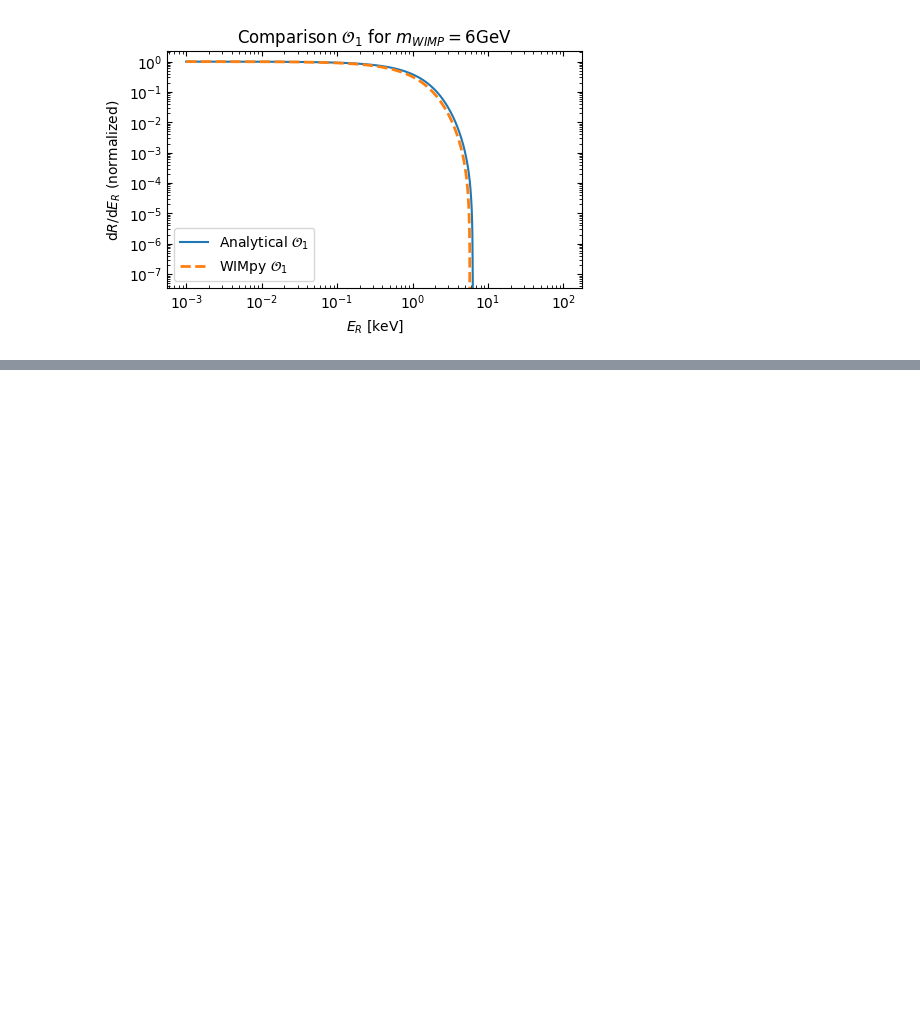
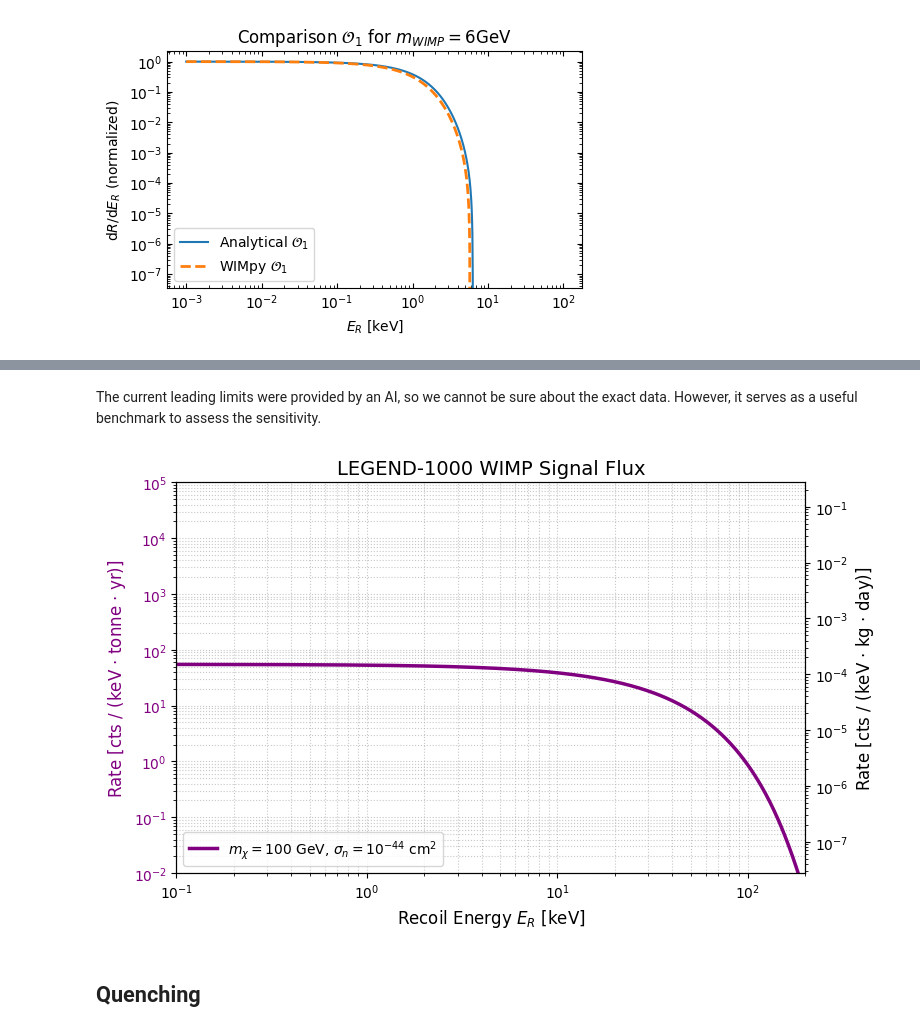
Before and after one commit to tiagocamison/WIMP-LEGEND, a Jupyter notebook: WIMP_O1_spectrum.ipynb, the cells around one changed output, grey strips where cells are left out. Saved outputs shown, nothing was run; the diff lists cells and outputs as text; code cells hidden in the pictures; blank space fills up the shorter version.

```diff
--- a/WIMP_O1_spectrum.ipynb
+++ b/WIMP_O1_spectrum.ipynb
@@ -325,0 +426,78 @@ fig.tight_layout()
+# %% [markdown]
+The current leading limits were provided by an AI, so we cannot be sure about the exact data. However, it serves as a useful benchmark to assess the sensitivity.
+# %%
+import numpy as np
+import matplotlib.pyplot as plt
+
+# --- Physical Constants ---
+c_light = 2.9979e10     # Speed of light in cm/s
+N_A = 6.022e26          # Avogadro's number for 1 kg of mass
+m_p = 0.938             # Proton mass in GeV
+A_Ge = 76.0             # Mass number of Germanium-76
+m_N = A_Ge * 0.9315     # Nuclear mass in GeV
+rho_chi = 0.3           # Dark matter density in GeV/cm^3
+
+# --- Benchmark WIMP ---
+m_chi = 100.0           # GeV
+sigma_n = 1e-44         # cm^2
+
+# Reduced masses
+mu_n = (m_chi * m_p) / (m_chi + m_p)
+mu_N = (m_chi * m_N) / (m_chi + m_N)
+
+# --- Compute Physical Rate ---
+rate_constant = (N_A / A_Ge) * (rho_chi * c_light / m_chi) * \
+                (sigma_n * A_Ge**2 * m_N / (2.0 * mu_n**2))
+
+# Conversions
+GeV_to_keV = 1e-6
+sec_to_days = 86400
+days_to_years = 365.25
+kg_to_tonnes = 1000
+
+# Convert to counts / (keV * kg * day)
+scale_kg_day = rate_constant * GeV_to_keV * sec_to_days
+# Convert to counts / (keV * tonne * yr)
+scale_t_yr = scale_kg_day * days_to_years * kg_to_tonnes
+
+E_keV = np.logspace(-1, 2.3, 500) # 0.1 to 200 keV
+E_GeV = E_keV * 1e-6
+
+v_min = np.sqrt(m_N * E_GeV / (2.0 * mu_N**2))
+
+eta_sun = make_eta(speed_f_boosted(v0, vesc, v_E), vesc + v_E)
+F2 = F2_SI_Ge76(E_keV)
+
+# Calculate Fluxes
+flux_kg_day = scale_kg_day * eta_sun(v_min) * F2
+flux_t_yr   = scale_t_yr * eta_sun(v_min) * F2
+
+# --- Plotting ---
+fig, ax1 = plt.subplots(figsize=(8, 5))
+
+ax1.plot(E_keV, flux_t_yr, 'purple', lw=2.5, label=f'$m_\chi = 100$ GeV, $\sigma_n = 10^{{-44}}$ cm$^2$')
+ax1.set_xlabel(r'Recoil Energy $E_R$ [keV]', fontsize=12)
+ax1.set_ylabel(r'Rate [cts / (keV $\cdot$ tonne $\cdot$ yr)]', fontsize=12, color='purple')
+ax1.tick_params(axis='y', labelcolor='purple')
+ax1.set_xscale('log')
+ax1.set_yscale('log')
+ax1.set_xlim(0.1, 200)
+ax1.set_ylim(1e-2, 1e5)
+ax1.grid(True, which='both', linestyle=':', alpha=0.7)
+
+# Create a second y-axis for standard kg/day units
+ax2 = ax1.twinx()
+ax2.plot(E_keV, flux_kg_day, alpha=0) # Invisible plot just to set the axis
+ax2.set_ylabel(r'Rate [cts / (keV $\cdot$ kg $\cdot$ day)]', fontsize=12)
+ax2.set_yscale('log')
+# Align the limits using the conversion factor
+ax2.set_ylim(1e-2 / (kg_to_tonnes * days_to_years), 1e5 / (kg_to_tonnes * days_to_years))
+
+plt.title('LEGEND-1000 WIMP Signal Flux', fontsize=14)
+ax1.legend(loc='lower left')
+plt.tight_layout()
+plt.show()
+# %% [output]
+[figure, added]
+# %% [markdown]
+## Quenching
```
Also changed, not shown: parts of 14 cells of this notebook.
